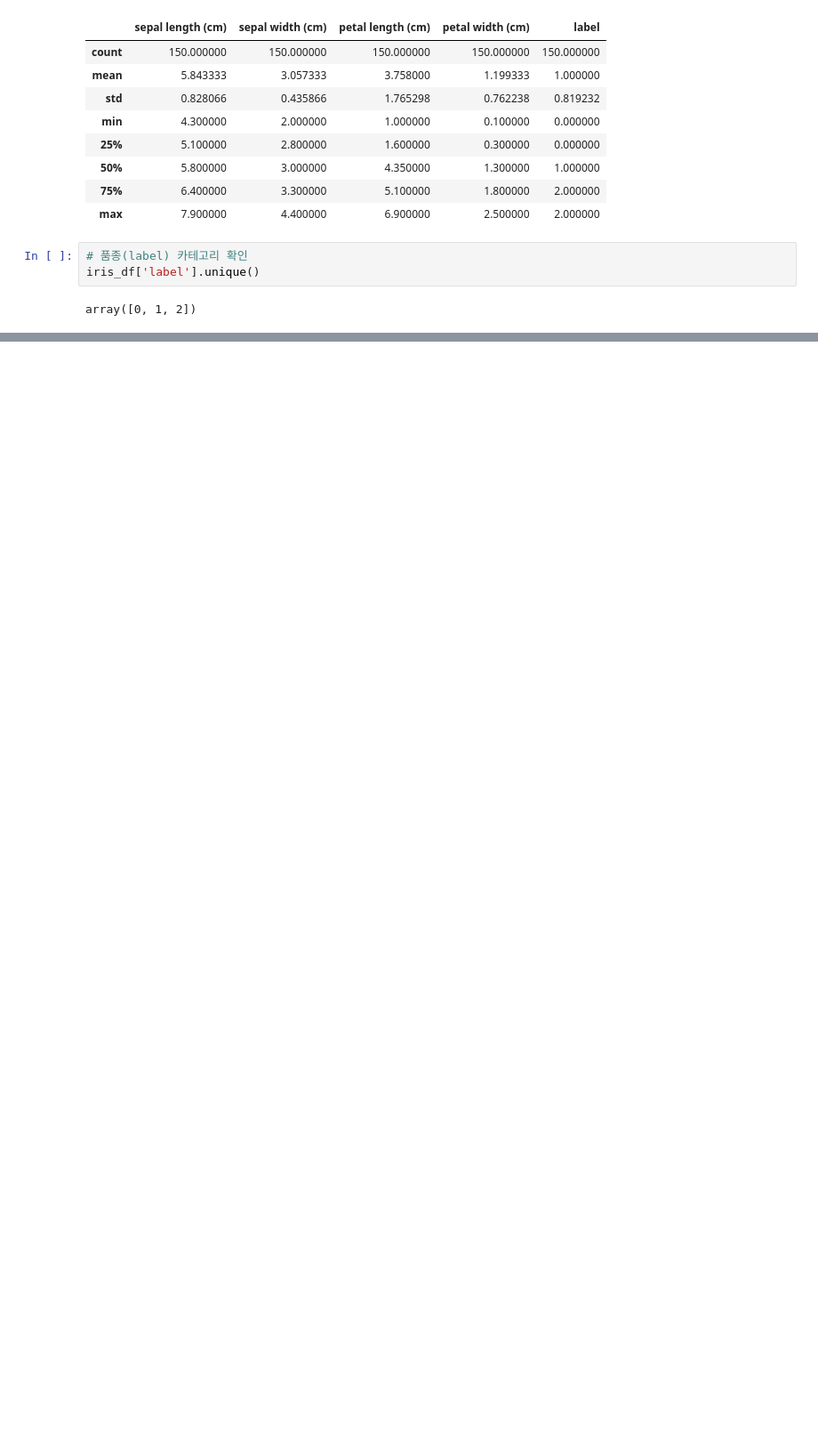
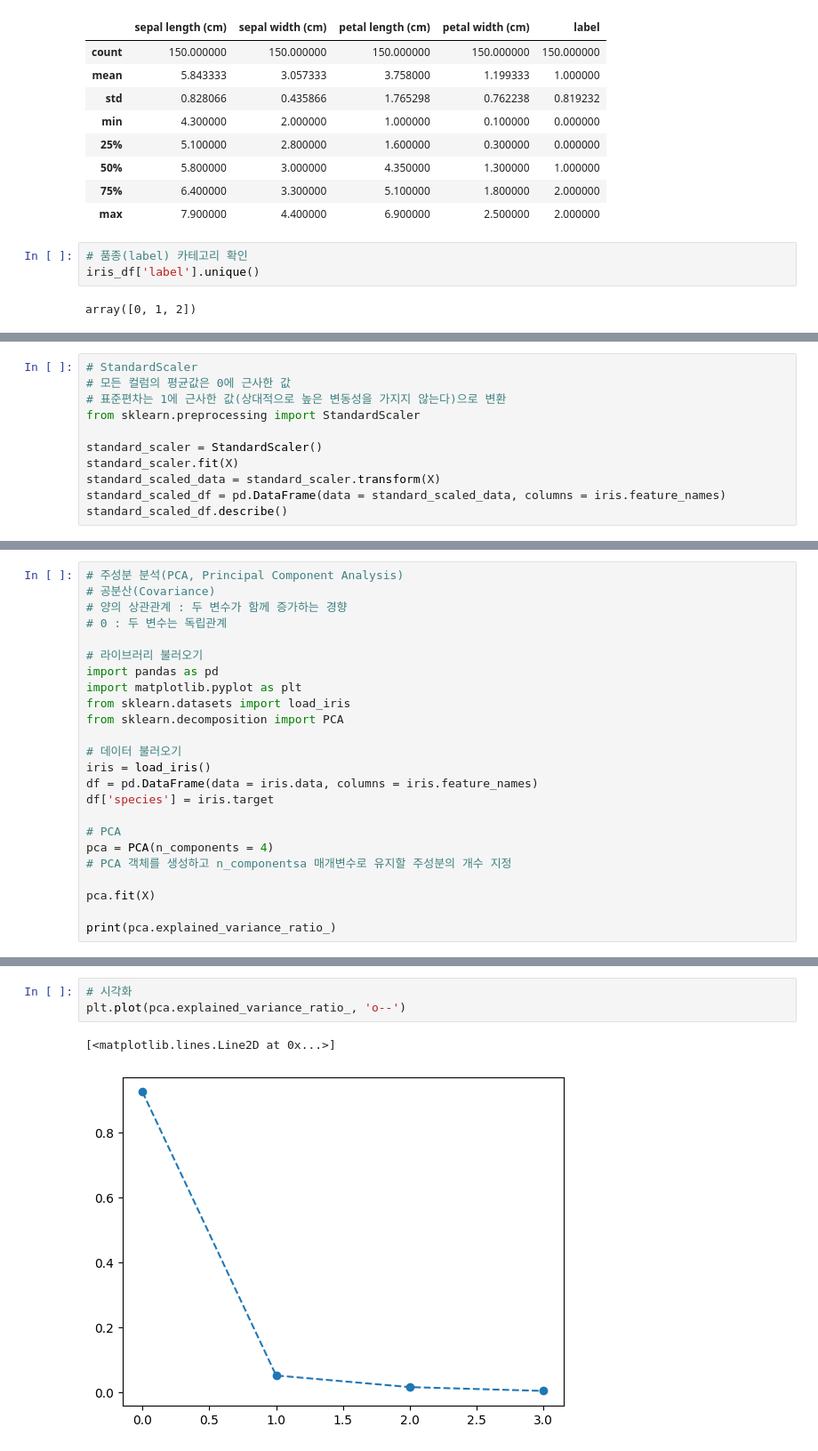
Before and after one commit to DAEHO0/python, a Jupyter notebook: iris_ML.ipynb, the cells around one changed output, grey strips where cells are left out. Shown at 89% size. Saved outputs shown, nothing was run; the diff lists cells and outputs as text; blank space fills up the shorter version.

```diff
--- a/iris_ML.ipynb
+++ b/iris_ML.ipynb
@@ -230,0 +403,11 @@ elif y_pred == 2:
+# %%
+# StandardScaler
+# 모든 컬럼의 평균값은 0에 근사한 값
+# 표준편차는 1에 근사한 값(상대적으로 높은 변동성을 가지지 않는다)으로 변환
+from sklearn.preprocessing import StandardScaler
+
+standard_scaler = StandardScaler()
+standard_scaler.fit(X)
+standard_scaled_data = standard_scaler.transform(X)
+standard_scaled_df = pd.DataFrame(data = standard_scaled_data, columns = iris.feature_names)
+standard_scaled_df.describe()
@@ -230,0 +426,24 @@ elif y_pred == 2:
+# %%
+# 주성분 분석(PCA, Principal Component Analysis)
+# 공분산(Covariance)
+# 양의 상관관계 : 두 변수가 함께 증가하는 경향
+# 0 : 두 변수는 독립관계
+
+# 라이브러리 불러오기
+import pandas as pd
+import matplotlib.pyplot as plt
+from sklearn.datasets import load_iris
+from sklearn.decomposition import PCA
+
+# 데이터 불러오기
+iris = load_iris()
+df = pd.DataFrame(data = iris.data, columns = iris.feature_names)
+df['species'] = iris.target
+
+# PCA
+pca = PCA(n_components = 4)
+# PCA 객체를 생성하고 n_componentsa 매개변수로 유지할 주성분의 개수 지정
+
+pca.fit(X)
+
+print(pca.explained_variance_ratio_)
@@ -230,0 +452,6 @@ elif y_pred == 2:
+# %%
+# 시각화
+plt.plot(pca.explained_variance_ratio_, 'o--')
+# %% [output]
+[<matplotlib.lines.Line2D at 0x...>]
+[figure, added]
```
Also changed, not shown: parts of 72 cells of this notebook.
